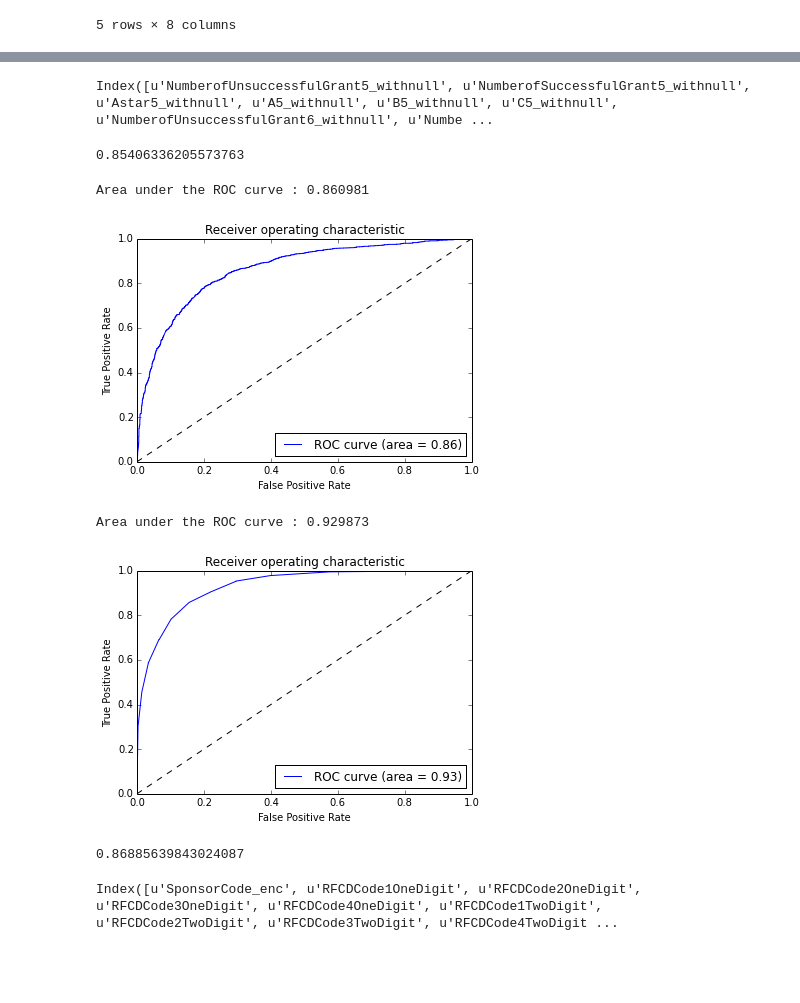
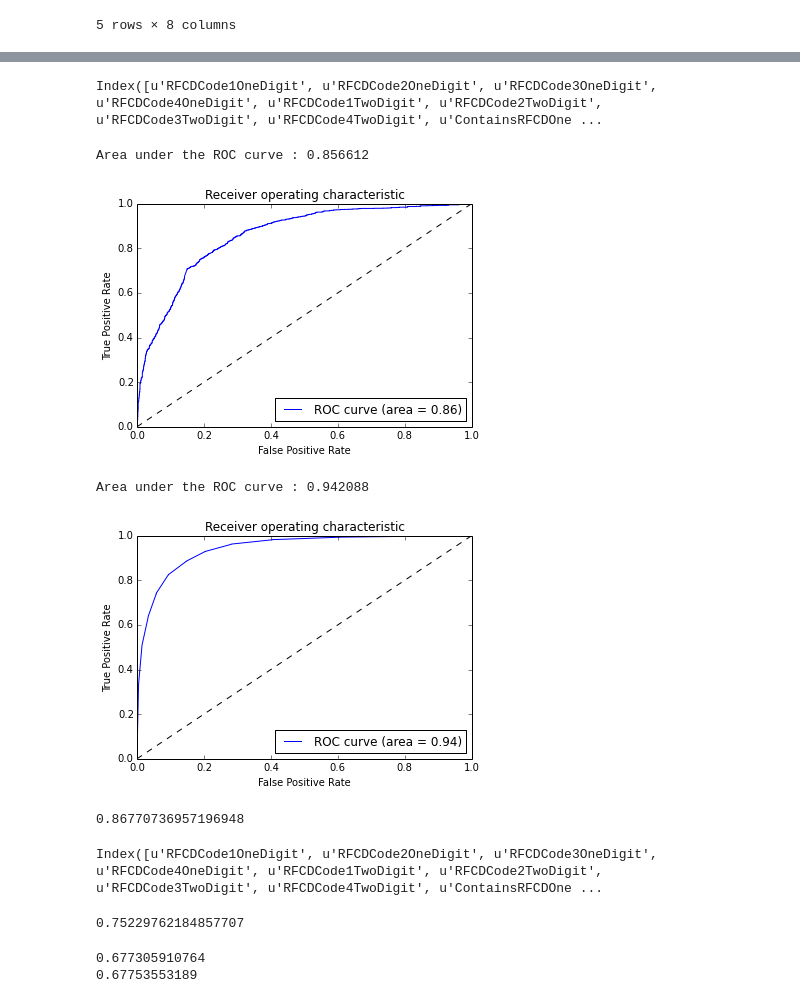
Before and after one commit to realmichaelzyy/cs249project, a Jupyter notebook: kaggle/workspace/classifier/KaggleDataset.ipynb, the cells around one changed output, grey strips where cells are left out. Drawn from its saved outputs; the diff is of its cells as text; code cells hidden in the pictures; blank space fills up the shorter version.

```diff
--- a/kaggle/workspace/classifier/KaggleDataset.ipynb
+++ b/kaggle/workspace/classifier/KaggleDataset.ipynb
@@ -1183,6 +1160,9 @@ def successful(x, pubThresh, grantThresh, op):
         return(numpy.add.reduce(x[pubcols])[0] >= pubThresh and numpy.add.reduce(x[successfulGrantsCols])[0] >= grantThresh)
 """
 
+from sklearn.preprocessing import LabelEncoder
+le = LabelEncoder()
+
 encoded = le.fit_transform(data.ContractValueBandseenoteA)
 data['ContractValueBandseenoteA_enc'] = encoded
 
@@ -1196,51 +1176,45 @@ data['Month'] = data.Startdate.apply(lambda x: x.month)
 data['DayofWeek'] = data.Startdate.apply(lambda x: x.dayofweek)
 data['DayofMonth'] = data.Startdate.apply(lambda x: x.day)
 
-data.columns[292:]
+data.columns[346:]
 # %% [output]
-Index([u'NumberofUnsuccessfulGrant5_withnull', u'NumberofSuccessfulGrant5_withnull', u'Astar5_withnull', u'A5_withnull', u'B5_withnull', u'C5_withnull', u'NumberofUnsuccessfulGrant6_withnull', u'Numbe ...
+Index([u'RFCDCode1OneDigit', u'RFCDCode2OneDigit', u'RFCDCode3OneDigit', u'RFCDCode4OneDigit', u'RFCDCode1TwoDigit', u'RFCDCode2TwoDigit', u'RFCDCode3TwoDigit', u'RFCDCode4TwoDigit', u'ContainsRFCDOne ...
 # %%
 from sklearn.ensemble import RandomForestClassifier
 from sklearn.tree import DecisionTreeClassifier
-clf = RandomForestClassifier(n_estimators=10)
-clf = DecisionTreeClassifier()
+from sklearn.metrics import roc_curve, auc
+from sklearn import cross_validation, svm
+import matplotlib.pyplot as pl
+from sklearn.cross_validation import cross_val_score
 
-non2008data = data[data.Startdate.apply(lambda x: x.year) != 2008]
-numpy.mean(cross_val_score(clf,non2008data.iloc[:,non2008data.columns.get_loc('SponsorCode_enc'):].values,non2008data['GrantStatus'].values,cv=5))
 #numpy.mean(cross_val_score(clf,data.iloc[:,data.columns.get_loc('Unnamed: 251')+1:].values,data['GrantStatus'].values,cv=10))
-# %% [output]
-0.85406336205573763
 # %%
-from sklearn.metrics import roc_curve, auc
-from sklearn import cross_validation, svm
-import matplotlib.pyplot as pl
-
 randomState = numpy.random.RandomState(0)
 
-firstColLoc = data.columns.get_loc('SponsorCode_enc')
+firstColLoc = data.columns.get_loc('RFCDCode1OneDigit')
 
 X_train, X_test, y_train, y_test = cross_validation.train_test_split(data.iloc[:,firstColLoc+1:], \
                                                                      data['GrantStatus'], test_size=0.4, random_state=randomState)
 
 clf = svm.SVC(probability=True, random_state=0)
 probas_ = clf.fit(X_train,y_train).predict_proba(X_test)
 fpr, tpr, thresholds = roc_curve(y_test, probas_[:, 1])
 roc_auc = auc(fpr, tpr)
 print("Area under the ROC curve : %f" % roc_auc)
 
 pl.clf()
 pl.plot(fpr, tpr, label='ROC curve (area = %0.2f)' % roc_auc)
 pl.plot([0, 1], [0, 1], 'k--')
 pl.xlim([0.0, 1.0])
 pl.ylim([0.0, 1.0])
 pl.xlabel('False Positive Rate')
 pl.ylabel('True Positive Rate')
 pl.title('Receiver operating characteristic')
 pl.legend(loc="lower right")
 pl.show()
 # %% [output]
-Area under the ROC curve : 0.860981
+Area under the ROC curve : 0.856612
-[figure, old version]
+[figure, new version]
 # %%
 X_train, X_test, y_train, y_test = cross_validation.train_test_split(data.iloc[:,firstColLoc+1:], \
                                                                      data['GrantStatus'], test_size=0.4, random_state=randomState)
@@ -1264,10 +1238,34 @@ pl.show()
 
 numpy.mean(cross_val_score(clf,data.iloc[:,firstColLoc:].values,data['GrantStatus'].values,cv=5))
 # %% [output]
-Area under the ROC curve : 0.929873
+Area under the ROC curve : 0.942088
-[figure, old version]
+[figure, new version]
-0.86885639843024087
+0.86770736957196948
 # %%
 data.iloc[:,firstColLoc:].columns
 # %% [output]
-Index([u'SponsorCode_enc', u'RFCDCode1OneDigit', u'RFCDCode2OneDigit', u'RFCDCode3OneDigit', u'RFCDCode4OneDigit', u'RFCDCode1TwoDigit', u'RFCDCode2TwoDigit', u'RFCDCode3TwoDigit', u'RFCDCode4TwoDigit ...
+Index([u'RFCDCode1OneDigit', u'RFCDCode2OneDigit', u'RFCDCode3OneDigit', u'RFCDCode4OneDigit', u'RFCDCode1TwoDigit', u'RFCDCode2TwoDigit', u'RFCDCode3TwoDigit', u'RFCDCode4TwoDigit', u'ContainsRFCDOne ...
+# %%
+clf = DecisionTreeClassifier()
+non2008data = data[data.Startdate.apply(lambda x: x.year) != 2008]
+numpy.mean(cross_val_score(clf,non2008data.iloc[:,non2008data.columns.get_loc('SponsorCode_enc'):].values,non2008data['GrantStatus'].values,cv=5))
+# %% [output]
+0.75229762184857707
+# %%
+encoded = le.fit_transform(data.SponsorCode)
+data['SponsorCode_enc'] = encoded
+
+# Test if Binarizing it helps... (turns out it doesn't)
+from sklearn.preprocessing import LabelBinarizer
+clf = DecisionTreeClassifier()
+lb = LabelBinarizer()
+lb.fit_transform(data['SponsorCode_enc'].values)
+sponsorCodeBDF = pandas.DataFrame(lb.fit_transform(data['SponsorCode_enc'].values),columns = map(str,lb.classes_))
+newData = pandas.concat([data, sponsorCodeBDF], axis=1)
+
+newData.iloc[:,newData.columns.get_loc('0'):]
+print(mean(cross_val_score(clf,newData[['SponsorCode_enc']].values,data['GrantStatus'].values,cv=10)))
+print(mean(cross_val_score(clf,newData.iloc[:,newData.columns.get_loc('0'):].values,data['GrantStatus'].values,cv=10)))
+# %% [output]
+0.677305910764
+0.67753553189
```
Also changed, not shown: parts of 2 cells of this notebook.
